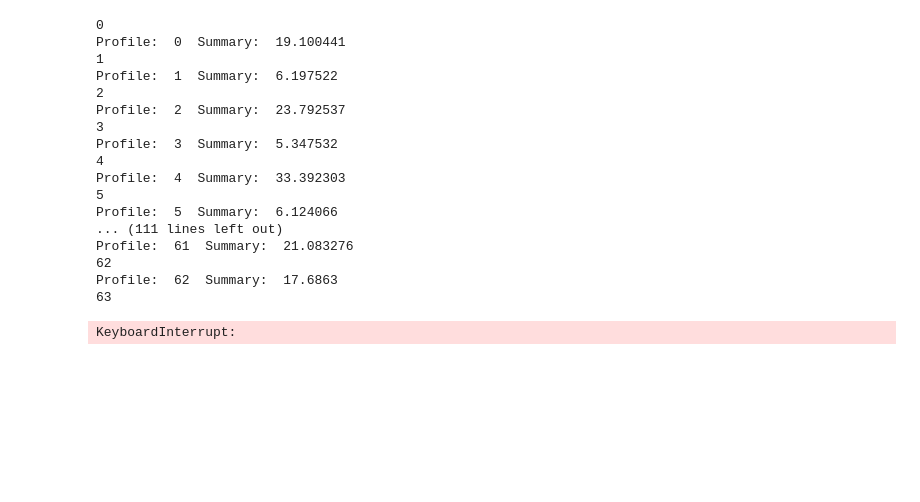
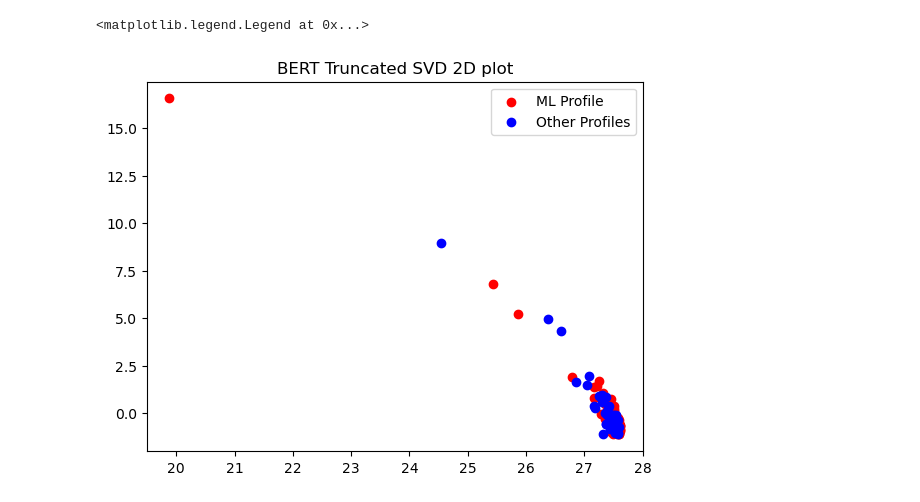
Before and after one commit to gacuchac/LinkedInMatch, a Jupyter notebook: 4b. BERT Vectorization.ipynb, the cells around one changed output. Saved outputs shown, nothing was run; the diff lists cells and outputs as text; code cells hidden in the pictures; blank space fills up the shorter version.

Commit message:
BERT Summaries vectorization and plots

```diff
--- a/4b. BERT Vectorization.ipynb
+++ b/4b. BERT Vectorization.ipynb
@@ -28,0 +90,4 @@ Some weights of the model checkpoint at bert-base-uncased were not used when ini
+# %%
+features = []
+for hidden in last_hidden_states:
+    features.append(hidden[0][:,0,:].numpy())
@@ -29,3 +116,25 @@ Some weights of the model checkpoint at bert-base-uncased were not used when ini
+# %%
+train_profiles_features = []
+for f in features:
+    vector = f[0]
+    train_profiles_features.append(vector)
+# %%
+svd = TruncatedSVD(n_components=2)
+svd_mdl = svd.fit_transform(train_profiles_features)
+# %%
+#svd_mdl
+V_plot = pd.DataFrame()
+V_plot["X"] = svd_mdl[:,0]
+V_plot["Y"] = svd_mdl[:,1]
+V_plot["label"] = y_train["label"]
+# %%
+plt.scatter(V_plot[V_plot["label"]==1]["X"], V_plot[V_plot["label"]==1]["Y"], c="red", label="ML Profile")
+plt.scatter(V_plot[V_plot["label"]==0]["X"], V_plot[V_plot["label"]==0]["Y"], c="blue", label="Other Profiles")
+plt.title("BERT Truncated SVD 2D plot")
+plt.legend()
+# %% [output]
+<matplotlib.legend.Legend at 0x...>
+[figure, added]
 # %%
 summary_tokens = []
 experience_tokens = []
@@ -38,7 +147,7 @@ for row in X_train.iterrows():
     #    continue
 
     print(row[0])
-    summary = " ".join(row[1]["Summary"].split()[:200])
+    summary = row[1]["Summary"]
 
     now = datetime.now()
 
@@ -48,26 +157,7 @@ for row in X_train.iterrows():
     print("Profile: ", row[0], " Summary: ", elapsed.total_seconds())
 
     if (row[0]+1)%5 == 0:
-        torch.save(summary_tokens, "summaries.pt")
+        torch.save(summary_tokens, "data/train_summaries.pt")
-# %% [output]
-0
-Profile:  0  Summary:  19.100441
-1
-Profile:  1  Summary:  6.197522
-2
-Profile:  2  Summary:  23.792537
-3
-Profile:  3  Summary:  5.347532
-4
-Profile:  4  Summary:  33.392303
-5
-Profile:  5  Summary:  6.124066
-... (111 lines left out)
-Profile:  61  Summary:  21.083276
-62
-Profile:  62  Summary:  17.6863
-63
-KeyboardInterrupt:
 # %%
 for row in X_train.iterrows():
     if row[0] < 57:
```
Also changed, not shown: parts of 16 cells of this notebook, 9 other files.
